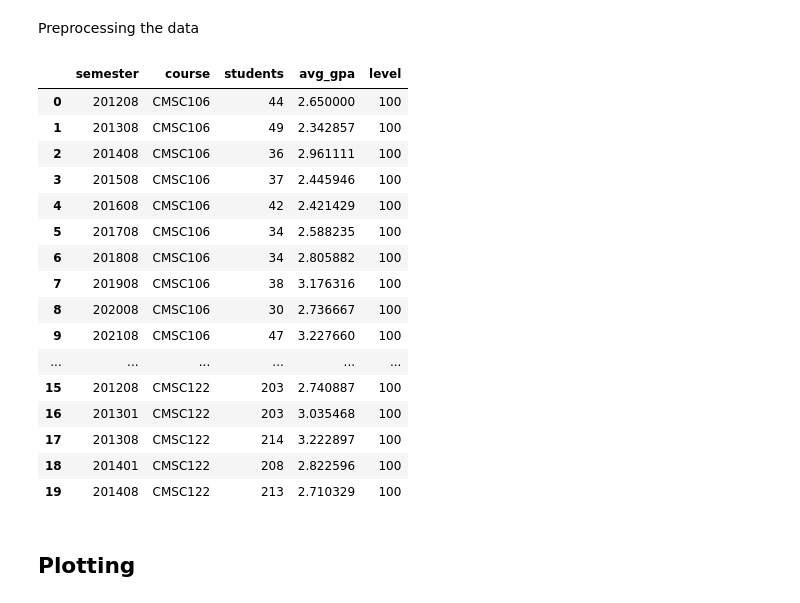
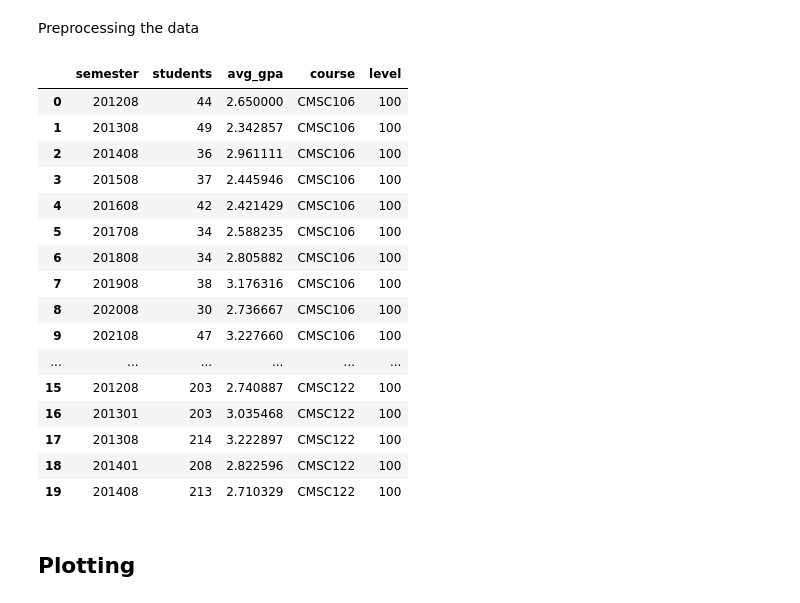
Before and after one commit to jihyopark/cmsc320-final-tutorial, a Jupyter notebook: final_tutorial.ipynb, the cells around one changed output. Saved outputs shown, nothing was run; the diff lists cells and outputs as text; code cells hidden in the pictures.

```diff
--- a/final_tutorial.ipynb
+++ b/final_tutorial.ipynb
@@ -79,46 +79,55 @@ Preprocessing the data
 # %%
 # build a DataFrame with all course data
 df = pd.DataFrame()
 
 for x in courses:
-    grade_data = pd.read_json(f'./data/{x}.json')
-    grade_data.drop(columns=['professor', 'section', "Other", "W"], inplace=True)
-    grade_data = grade_data.groupby(['semester']).sum().reset_index()
-    grade_data['students'] = grade_data[grades].sum(axis=1)
-    grade_data.drop(grade_data[grade_data['students'] == 0].index, inplace=True)
+    # we skip honors course in order to combine with non-honors equivalent course
+    if x[-1] != 'H':
+        grade_data = pd.read_json(f'./data/{x}.json')
+        grade_data.drop(columns=['course', 'professor', 'section', "Other", "W"], inplace=True)
+        grade_data = grade_data.groupby(['semester']).sum().reset_index()
+        grade_data['students'] = grade_data[grades].sum(axis=1)
+        grade_data.drop(grade_data[grade_data['students'] == 0].index, inplace=True)
 
-    avg_gpa = []
-    for index, row in grade_data.iterrows():
-        avg_gpa.append(np.dot(row[grades], gpas) / row['students'])
+        if x + 'H' in courses:
+            honors_data = pd.read_json(f'./data/{x}H.json')
+            honors_data.drop(columns=['course', 'professor', 'section', "Other", "W"], inplace=True)
+            honors_data = honors_data.groupby(['semester']).sum().reset_index()
+            honors_data['students'] = honors_data[grades].sum(axis=1)
+            grade_data = pd.concat([grade_data,honors_data]).groupby(['semester']).sum().reset_index()
 
-    grade_data['avg_gpa'] = avg_gpa
-    grade_data.drop(columns=grades, inplace=True)
-    grade_data['course'] = x
-    grade_data['level'] = int(x[4]) * 100
+        avg_gpa = []
+        for index, row in grade_data.iterrows():
+            avg_gpa.append(np.dot(row[grades], gpas) / row['students'])
 
-    df = pd.concat([df, grade_data])
+        grade_data['avg_gpa'] = avg_gpa
+        grade_data.drop(columns=grades, inplace=True)
+        grade_data['course'] = x
+        grade_data['level'] = int(x[4]) * 100
+
+        df = pd.concat([df, grade_data])
 
 df = df.reset_index()
 df.drop(columns=['index'], inplace=True)
 df.head(20)
 # %% [output]
-|  | semester | course | students | avg_gpa | level |
-| 0 | 201208 | CMSC106 | 44 | 2.650000 | 100 |
-| 1 | 201308 | CMSC106 | 49 | 2.342857 | 100 |
-| 2 | 201408 | CMSC106 | 36 | 2.961111 | 100 |
-| 3 | 201508 | CMSC106 | 37 | 2.445946 | 100 |
-| 4 | 201608 | CMSC106 | 42 | 2.421429 | 100 |
-| 5 | 201708 | CMSC106 | 34 | 2.588235 | 100 |
-| 6 | 201808 | CMSC106 | 34 | 2.805882 | 100 |
-| 7 | 201908 | CMSC106 | 38 | 3.176316 | 100 |
-| 8 | 202008 | CMSC106 | 30 | 2.736667 | 100 |
-| 9 | 202108 | CMSC106 | 47 | 3.227660 | 100 |
+|  | semester | students | avg_gpa | course | level |
+| 0 | 201208 | 44 | 2.650000 | CMSC106 | 100 |
+| 1 | 201308 | 49 | 2.342857 | CMSC106 | 100 |
+| 2 | 201408 | 36 | 2.961111 | CMSC106 | 100 |
+| 3 | 201508 | 37 | 2.445946 | CMSC106 | 100 |
+| 4 | 201608 | 42 | 2.421429 | CMSC106 | 100 |
+| 5 | 201708 | 34 | 2.588235 | CMSC106 | 100 |
+| 6 | 201808 | 34 | 2.805882 | CMSC106 | 100 |
+| 7 | 201908 | 38 | 3.176316 | CMSC106 | 100 |
+| 8 | 202008 | 30 | 2.736667 | CMSC106 | 100 |
+| 9 | 202108 | 47 | 3.227660 | CMSC106 | 100 |
 | ... | ... | ... | ... | ... | ... |
-| 15 | 201208 | CMSC122 | 203 | 2.740887 | 100 |
-| 16 | 201301 | CMSC122 | 203 | 3.035468 | 100 |
-| 17 | 201308 | CMSC122 | 214 | 3.222897 | 100 |
-| 18 | 201401 | CMSC122 | 208 | 2.822596 | 100 |
-| 19 | 201408 | CMSC122 | 213 | 2.710329 | 100 |
+| 15 | 201208 | 203 | 2.740887 | CMSC122 | 100 |
+| 16 | 201301 | 203 | 3.035468 | CMSC122 | 100 |
+| 17 | 201308 | 214 | 3.222897 | CMSC122 | 100 |
+| 18 | 201401 | 208 | 2.822596 | CMSC122 | 100 |
+| 19 | 201408 | 213 | 2.710329 | CMSC122 | 100 |
 # %% [markdown]
 ## Plotting
 # %%
```
Also changed, not shown: parts of 2 cells of this notebook.
